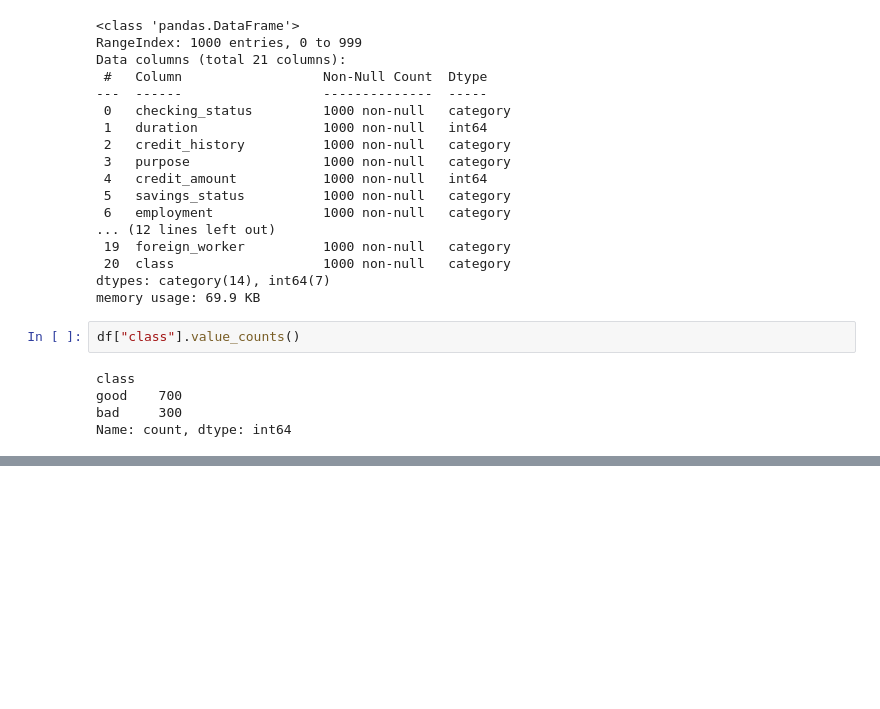
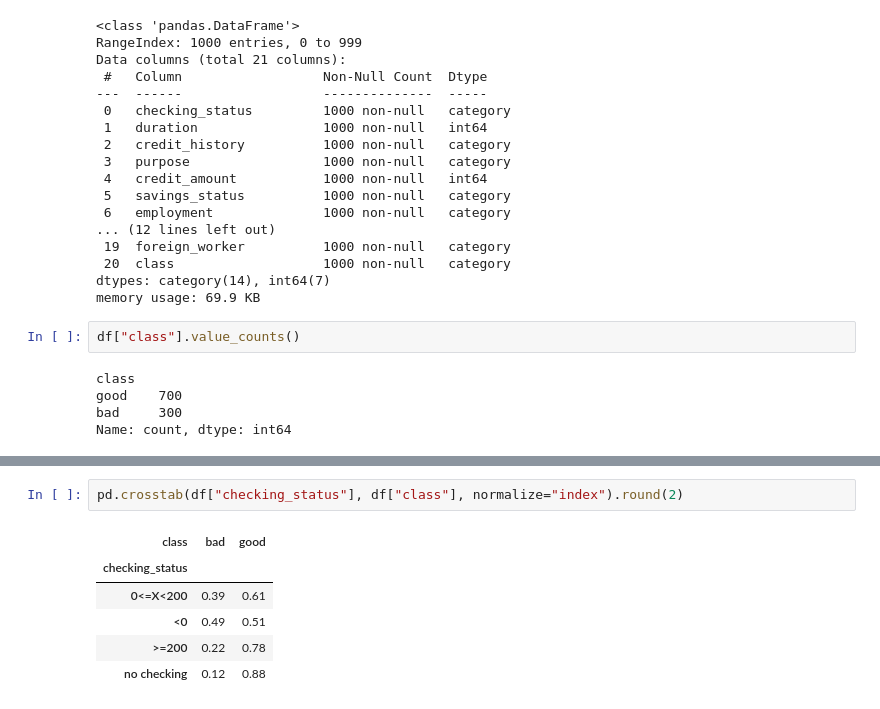
Before and after one commit to Peffle/Explainable-Credit-Risk, a Jupyter notebook: notebooks/01_eda.ipynb, the cells around one changed output, grey strips where cells are left out. Saved outputs shown, nothing was run; the diff lists cells and outputs as text; blank space fills up the shorter version.

```diff
--- a/notebooks/01_eda.ipynb
+++ b/notebooks/01_eda.ipynb
@@ -87,0 +136,9 @@ TypeError: title() missing 1 required positional argument: 'label'
+# %%
+pd.crosstab(df["checking_status"], df["class"], normalize="index").round(2)
+# %% [output]
+| class | bad | good |
+| checking_status |  |  |
+| 0<=X<200 | 0.39 | 0.61 |
+| <0 | 0.49 | 0.51 |
+| >=200 | 0.22 | 0.78 |
+| no checking | 0.12 | 0.88 |
```
Also changed, not shown: parts of 13 cells of this notebook.
